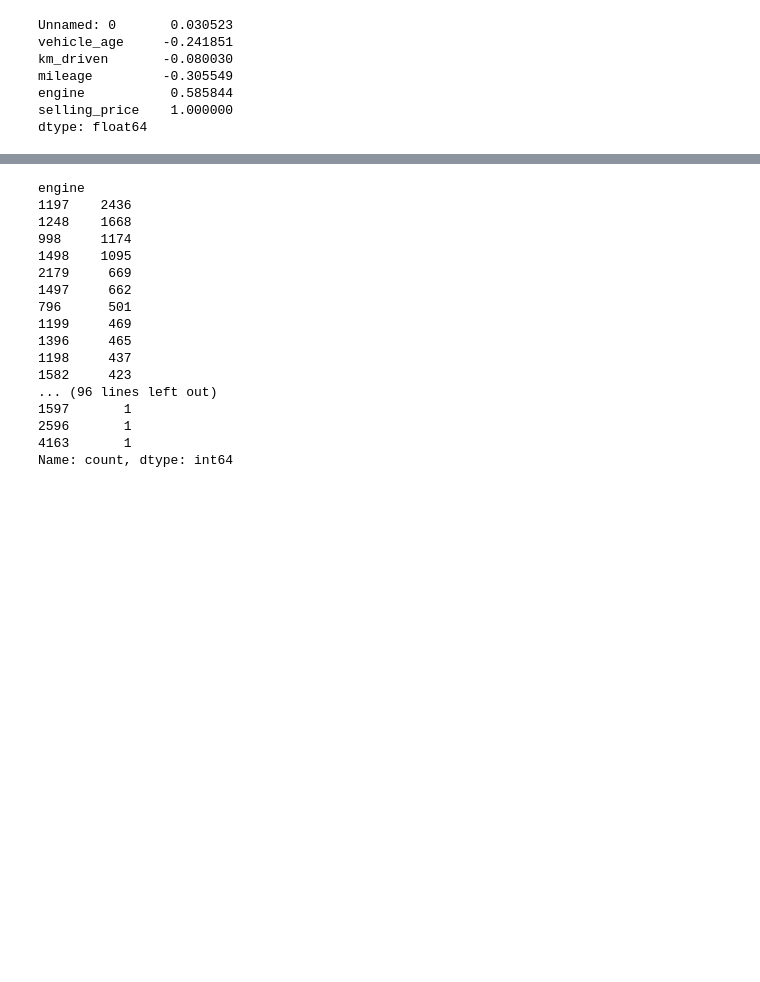
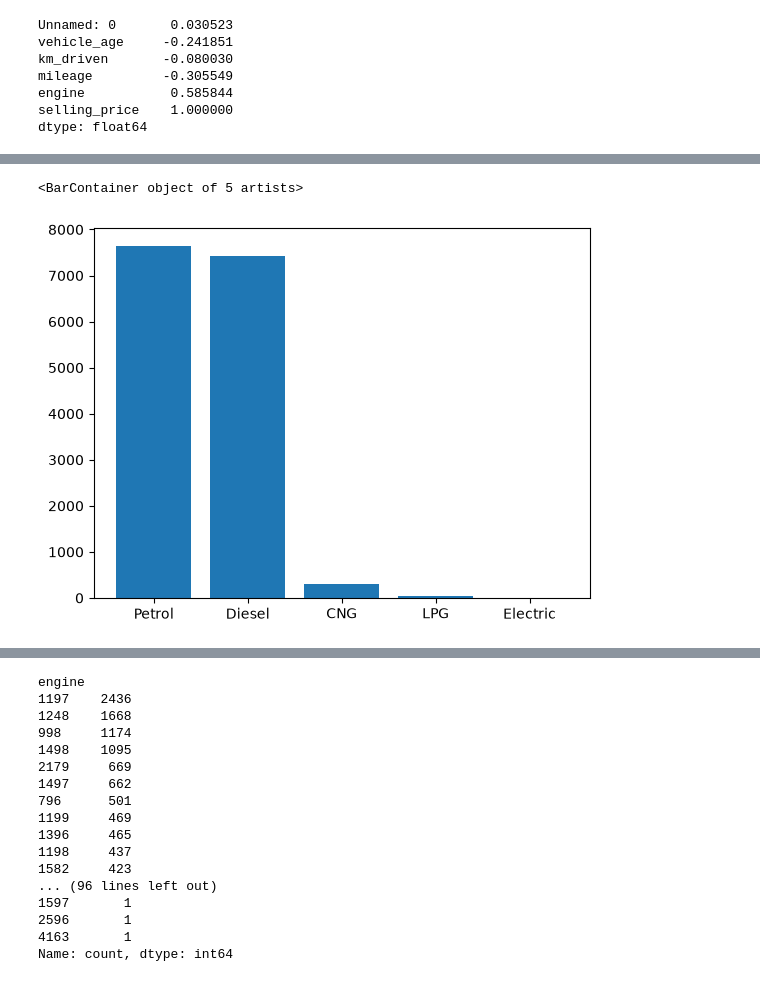
Before and after one commit to HassanUsmani/UsedCarPriceEstimator, a Jupyter notebook: notebook/main.ipynb, the cells around one changed output, grey strips where cells are left out. Drawn from its saved outputs; the diff is of its cells as text; code cells hidden in the pictures; blank space fills up the shorter version.

```diff
--- a/notebook/main.ipynb
+++ b/notebook/main.ipynb
@@ -58,0 +91,7 @@ dtype: float64
+# %%
+## fuel_type
+fuel = data['fuel_type'].value_counts()
+plt.bar(fuel.index, fuel.values)
+# %% [output]
+<BarContainer object of 5 artists>
+[figure, added]
```
Also changed, not shown: parts of 56 cells of this notebook, 9 other files.
